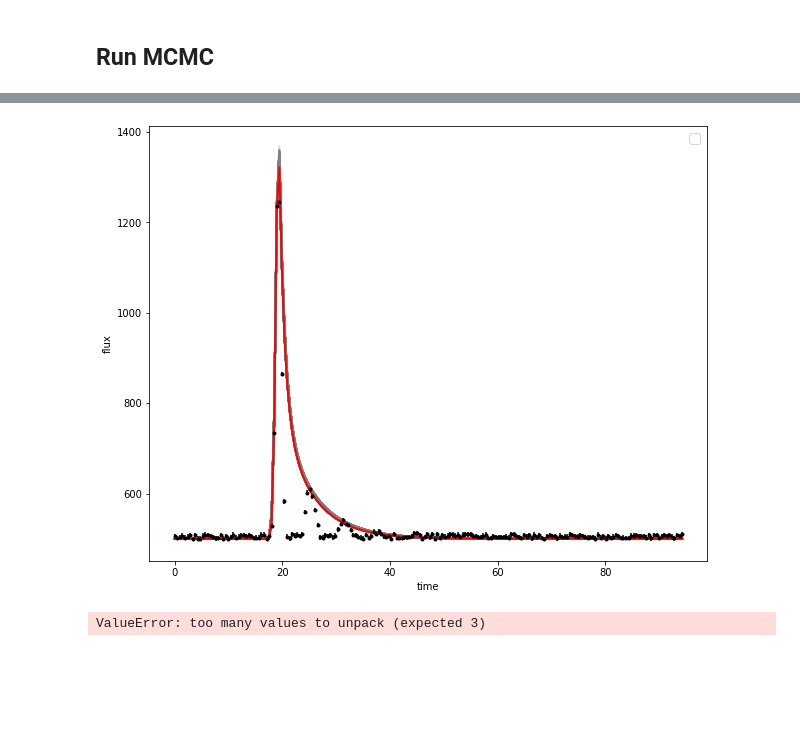
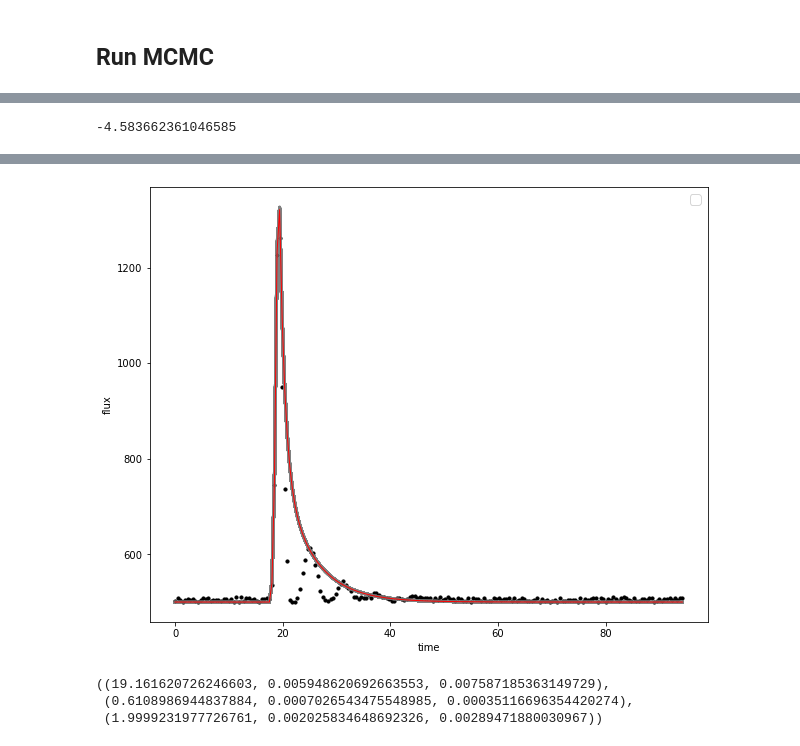
Before and after one commit to ekaterinailin/MalachiteMountains, a Jupyter notebook: analysis/notebooks/NB41_Model_fit_to_Mock_Data.ipynb, the cells around one changed output, grey strips where cells are left out. Saved outputs shown, nothing was run; the diff lists cells and outputs as text; code cells hidden in the pictures; blank space fills up the shorter version.

```diff
--- a/analysis/notebooks/NB41_Model_fit_to_Mock_Data.ipynb
+++ b/analysis/notebooks/NB41_Model_fit_to_Mock_Data.ipynb
@@ -61,12 +50,6 @@ plt.plot(phi, flux)
 ## Define likelihoods
 # %%
 #inclination has an uncertainty from Vsin i measurement, give it a gauss
-i_mu, i_sigma = i, .1*i
+i_mu, i_sigma = i, .001*i
 # the maximum of the flux +/- one period should be right
-phi_a_min, phi_a_max = 0, phi[-1]
-# latitude should be 0 - 90
-theta_a_min, theta_a_max = 0, np.pi/2
-# amplitude and fwhm must be positive
-a_min, a_max, fwhm_min, fwhm_max = 0, 1e9, 0, 1e10
-
-theta_err = (i_mu, i_sigma, phi_a_min, phi_a_max, theta_a_min, theta_a_max, a_min, a_max, fwhm_min, fwhm_max)
+phi_a_max = phi[-1]
@@ -190,12 +58,12 @@ def log_probability(theta, phi, flux, flux_err, qlum, Fth, R, median, theta_err)
 # %% [markdown]
 ## Run MCMC
 # %%
-import emcee
+
 inits = np.array([phi_a, theta_a, a, fwhm, i, phi0])
-pos = inits * (1. + 1e-4 * np.random.randn(100, 6))
-#pos = initial + 1e-4 * np.random.randn(32, 3)
+pos = inits * (1. + 1e-4 * np.random.randn(32, 6))
 nwalkers, ndim = pos.shape
 
 sampler = emcee.EnsembleSampler(nwalkers, ndim, log_probability,
-                                args=(phi, flux, flux_err, qlum, Fth, R, median, theta_err))
-sampler.run_mcmc(pos, 100, progress=True);
+                                args=(phi, flux, flux_err, qlum, Fth, R, median, {"i_mu":i_mu,
+                                      "i_sigma":i_sigma, "phi_a_max":phi_a_max}))
+sampler.run_mcmc(pos, 20, progress=True);
@@ -221,7 +89,7 @@ plt.savefig("mock_sample_100.png",dpi=300)
 # %%
 import corner
-flat_samples = sampler.get_chain(discard=80, flat=True)
+flat_samples = sampler.get_chain(discard=1, flat=True)
 print(flat_samples.shape)
 fig = corner.corner(flat_samples, labels=labels, truths=[phi_a, theta_a, a, fwhm,i, phi0]);
-plt.savefig("corner_mock_sample_100.png",dpi=300)
+#plt.savefig("corner_mock_sample_sigi_i.001.png",dpi=300)
 # %% [output]
@@ -230,28 +103,21 @@ plt.savefig("corner_mock_sample_100.png",dpi=300)
 # %%
-.15/np.pi*180,.6/np.pi*180
+.61/np.pi*180-.69/np.pi*180 #pm 10
+# %% [output]
+-4.583662361046585
 # %%
 inds = np.random.randint(len(flat_samples), size=1500)
 plt.figure(figsize=(10,8))
-#t_ = np.linspace(target.view_start, target.view_stop,800)
 #plt.scatter(flck.time, flck.flux, s=1)
-#plt.scatter(phi, flux+200, s=10, c="grey")
-plt.errorbar(phi, flux, yerr=flux_err, fmt=".k", capsize=0)
-
-
+plt.scatter(phi, flux, s=10, c="k")
+#plt.errorbar(phi, flux, yerr=flux_err, fmt=".k", capsize=0)
 
 for ind in inds:
     sample = flat_samples[ind]
     phi_a, fwhm, a = sample[[0,3,2]]
-    plt.plot(phi, aflare2(phi, phi_a, fwhm/2, a*median, median), c="grey", alpha=0.05, linewidth=2)
- #   plt.plot(phi, aflare2(phi, *sample[[0,3,2]], median)+200, "C1", alpha=0.05)
-#plt.plot(phi, flare+median, c="red", linewidth=2)
-#plt.plot(flc.time, truth, "k", label="init gues", linewidth=1)
-plt.plot(phi, flare+median, c="r",linewidth=2)
+    plt.plot(phi, aflare(phi, phi_a, fwhm, a*median)+ median, c="grey", alpha=0.05, linewidth=3)
+plt.plot(phi, flare+median, c="r",linewidth=1)
 plt.legend(fontsize=14)
-#plt.xlim(10, 13)
 plt.xlabel("time")
 plt.ylabel("flux");
-#plt.xlim(target.view_start, target.view_stop);
-#plt.ylim(500,840)
-#plt.yscale("log")
+#plt.savefig("fit_mock_sample_sigi_i.001.png",dpi=300)
 # %% [output]
@@ -259,13 +125,15 @@ No handles with labels found to put in legend.
-[figure, old version]
+[figure, new version]
 # %%
-samples = sampler.chain[:, 40:, :].reshape((-1, ndim))
+samples = sampler.chain[:, 10:, :].reshape((-1, ndim))
 #samples[:, 2] = np.exp(samples[:, 2])
-t0_mcmc, dur_mcmc, ampl_mcmc = map(lambda v: (v[1], v[2]-v[1], v[1]-v[0]),
+t0_mcmc, dur_mcmc, ampl_mcmc, c, d, e = map(lambda v: (v[1], v[2]-v[1], v[1]-v[0]),
                              zip(*np.percentile(samples, [16, 50, 84],
                                                 axis=0)))
 t0_mcmc, dur_mcmc, ampl_mcmc
 # %% [output]
-ValueError: too many values to unpack (expected 3)
+((19.161620726246603, 0.005948620692663553, 0.007587185363149729),
+ (0.6108986944837884, 0.0007026543475548985, 0.00035116696354420274),
+ (1.9999231977726761, 0.002025834648692326, 0.00289471880030967))
 # %%
 e_t0 = (t0_mcmc[1] + t0_mcmc[2])/2.
 e_dur = (dur_mcmc[1] + dur_mcmc[2])/2.
```
Also changed, not shown: parts of 12 cells of this notebook, 5 other files.
